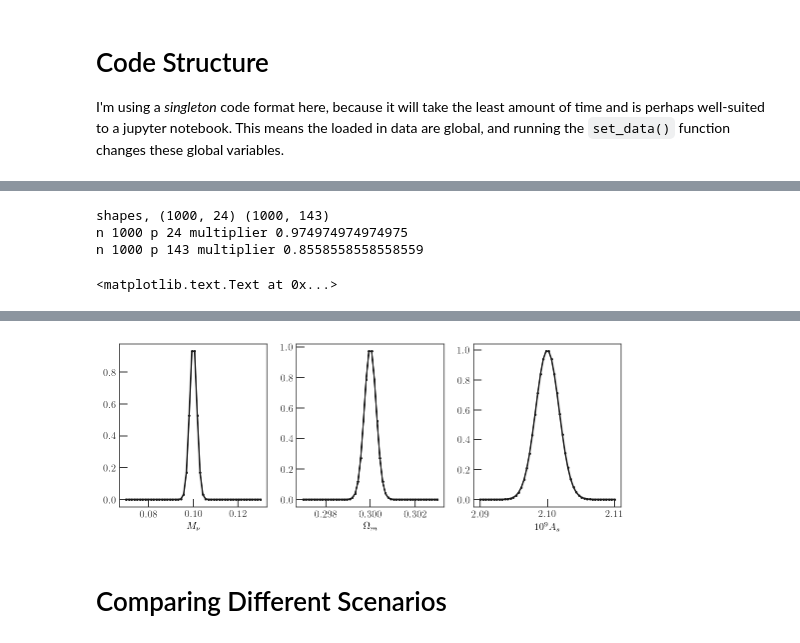
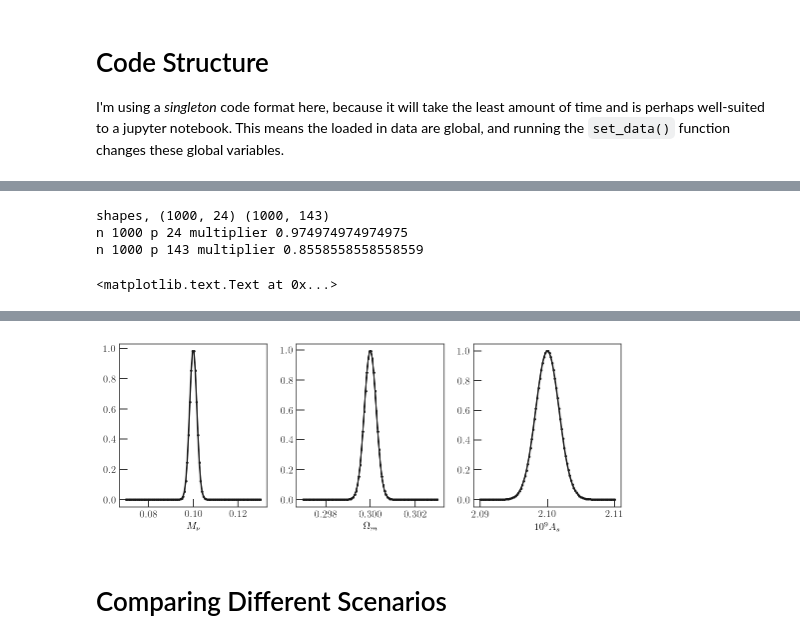
Before and after one commit to xzackli/neutrino_mpk, a Jupyter notebook: comparison of error ellipses.ipynb, the cells around one changed output, grey strips where cells are left out. Saved outputs shown, nothing was run; the diff lists cells and outputs as text; code cells hidden in the pictures.

Commit message:
generate many plots for different scenarios, preparing for rewrite

```diff
--- a/comparison of error ellipses.ipynb
+++ b/comparison of error ellipses.ipynb
@@ -10,8 +10,8 @@ import matplotlib.pyplot as plt
 # %%
 # I'm running this locally, change to /tigress/jialiu/zack/ if you're on tigress
 data_dir = '/home/zequnl/Projects/neutrino_mpk/'
-PS_directory = data_dir + 'powerspectrum'
-PC_directory = data_dir + 'peakcounts'
+PS_directory = data_dir + 'old_data/powerspectrum'
+PC_directory = data_dir + 'old_data/peakcounts'
 
 # this code finds all the filenames and puts them in a list,
 # BUT ONLY FOR z05, we'll load in the rest separately
@@ -173,34 +190,34 @@ def P( mu, obsarr, mu_length, interp, invcov ):
 # %%
 from forecast import findlevel
 import matplotlib.cm as cm
 set_data(redshifts=['10'])
 
-u = np.linspace(0.1 - 0.03, 0.1 + 0.03, 50)
-v = np.linspace(0.3 - 0.003, 0.3 + 0.003, 50)
-w = np.linspace(2.1 - 0.01, 2.1 + 0.01, 50)
+u = np.linspace(0.1 - 0.03, 0.1 + 0.03, 100)
+v = np.linspace(0.3 - 0.003, 0.3 + 0.003, 100)
+w = np.linspace(2.1 - 0.01, 2.1 + 0.01, 100)
 
 fig, ax = plt.subplots(1,3, figsize=(9,3))
 ax[0].plot( u, [P( (p, 0.3, 2.1), obsarr_PS, len(ell), interp_PS, invcov_PS ) for p in u] )
 ax[0].set_xlabel(r'$M_{\nu}$')
 ax[1].plot( v, [P( (0.1, p, 2.1), obsarr_PS, len(ell), interp_PS, invcov_PS ) for p in v] )
 ax[1].set_xlabel(r'$\Omega_m$')
 ax[2].plot( w, [P( (0.1, 0.3, p), obsarr_PS, len(ell), interp_PS, invcov_PS ) for p in w] )
 ax[2].set_xlabel(r'$10^9A_s$')
 
 fig, ax = plt.subplots(1,3, figsize=(9,3))
 ax[0].plot( u, [P( (p, 0.3, 2.1), obsarr_PC, len(kappa), interp_PC, invcov_PC ) for p in u] )
 ax[0].set_xlabel(r'$M_{\nu}$')
 ax[1].plot( v, [P( (0.1, p, 2.1), obsarr_PC, len(kappa), interp_PC, invcov_PC ) for p in v] )
 ax[1].set_xlabel(r'$\Omega_m$')
 ax[2].plot( w, [P( (0.1, 0.3, p), obsarr_PC, len(kappa), interp_PC, invcov_PC ) for p in w] )
 ax[2].set_xlabel(r'$10^9A_s$')
 # %% [output]
 shapes, (1000, 24) (1000, 143)
 n 1000 p 24 multiplier 0.974974974974975
 n 1000 p 143 multiplier 0.8558558558558559
 <matplotlib.text.Text at 0x...>
 [figure]
-[figure, old version]
+[figure, new version]
 # %%
 nres = 50
 # %% [markdown]
```
Also changed, not shown: parts of 1 cell of this notebook, 27 other files.
